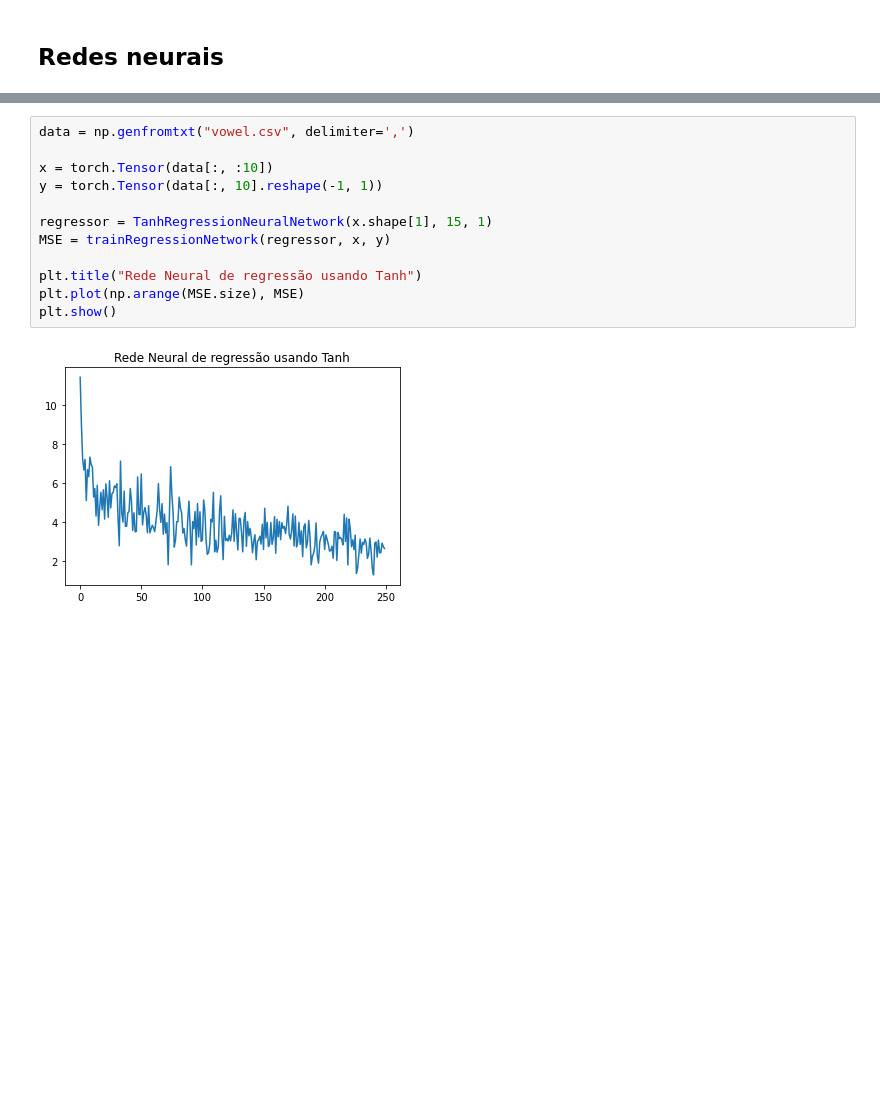
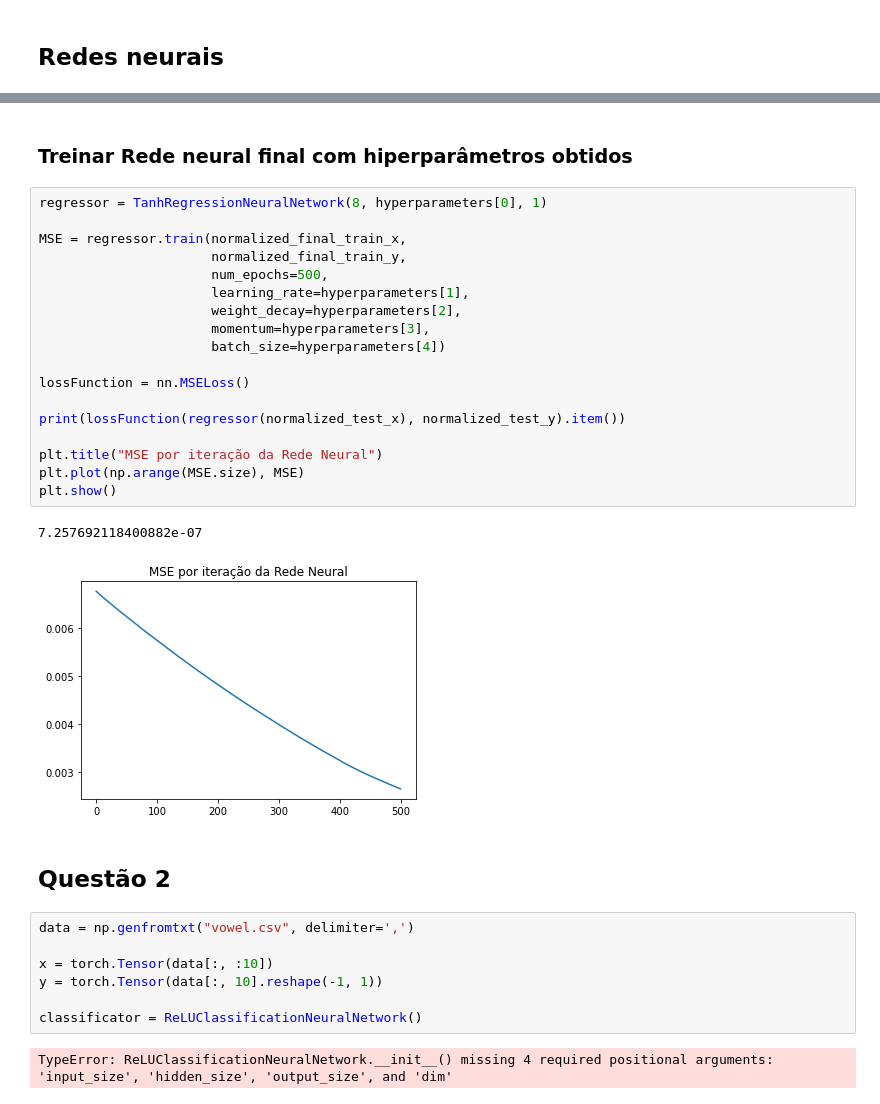
Before and after one commit to Walrusbane524/Aprendizagem-de-M-quina, a Jupyter notebook: Lista 4/Lista 4.ipynb, the cells around one changed output, grey strips where cells are left out. Cells and saved outputs as stored; diff of their text form; blank space fills up the shorter version.

Commit message:
questão 1

```diff
--- a/Lista 4/Lista 4.ipynb
+++ b/Lista 4/Lista 4.ipynb
@@ -95,14 +267,34 @@ def trainClassificationNetwork(network, learning_rate, x_train, y_train, momentu
+# %% [markdown]
+### Treinar Rede neural final com hiperparâmetros obtidos
+# %%
+regressor = TanhRegressionNeuralNetwork(8, hyperparameters[0], 1)
+
+MSE = regressor.train(normalized_final_train_x,
+                      normalized_final_train_y,
+                      num_epochs=500,
+                      learning_rate=hyperparameters[1],
+                      weight_decay=hyperparameters[2],
+                      momentum=hyperparameters[3],
+                      batch_size=hyperparameters[4])
+
+lossFunction = nn.MSELoss()
+
+print(lossFunction(regressor(normalized_test_x), normalized_test_y).item())
+
+plt.title("MSE por iteração da Rede Neural")
+plt.plot(np.arange(MSE.size), MSE)
+plt.show()
+# %% [output]
+7.257692118400882e-07
+[figure, added]
+# %% [markdown]
+## Questão 2
 # %%
 data = np.genfromtxt("vowel.csv", delimiter=',')
 
 x = torch.Tensor(data[:, :10])
 y = torch.Tensor(data[:, 10].reshape(-1, 1))
 
-regressor = TanhRegressionNeuralNetwork(x.shape[1], 15, 1)
-MSE = trainRegressionNetwork(regressor, x, y)
-
-plt.title("Rede Neural de regressão usando Tanh")
-plt.plot(np.arange(MSE.size), MSE)
-plt.show()
+classificator = ReLUClassificationNeuralNetwork()
 # %% [output]
-[figure, removed]
+TypeError: ReLUClassificationNeuralNetwork.__init__() missing 4 required positional arguments: 'input_size', 'hidden_size', 'output_size', and 'dim'
```
Also changed, not shown: parts of 18 cells of this notebook.
